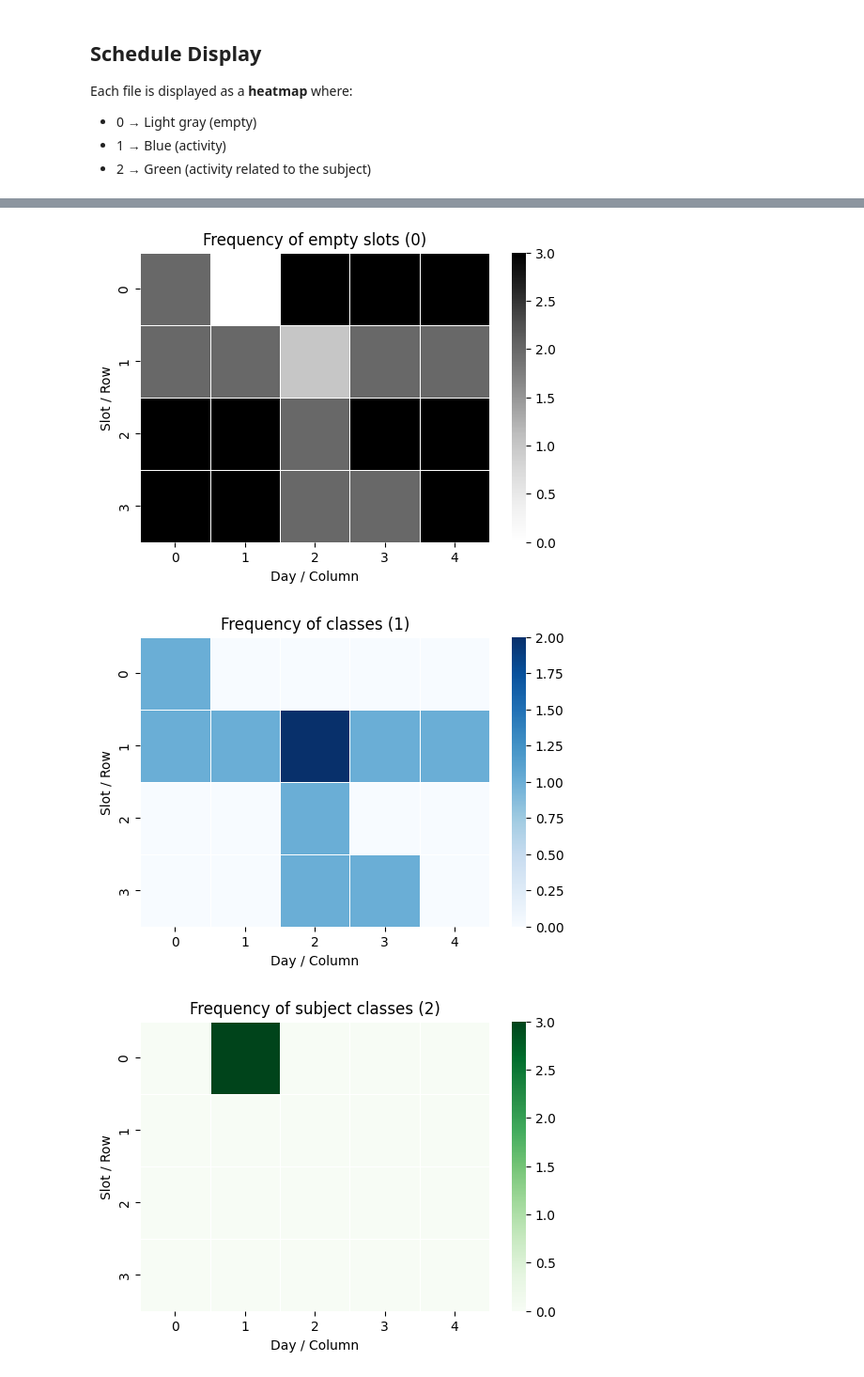
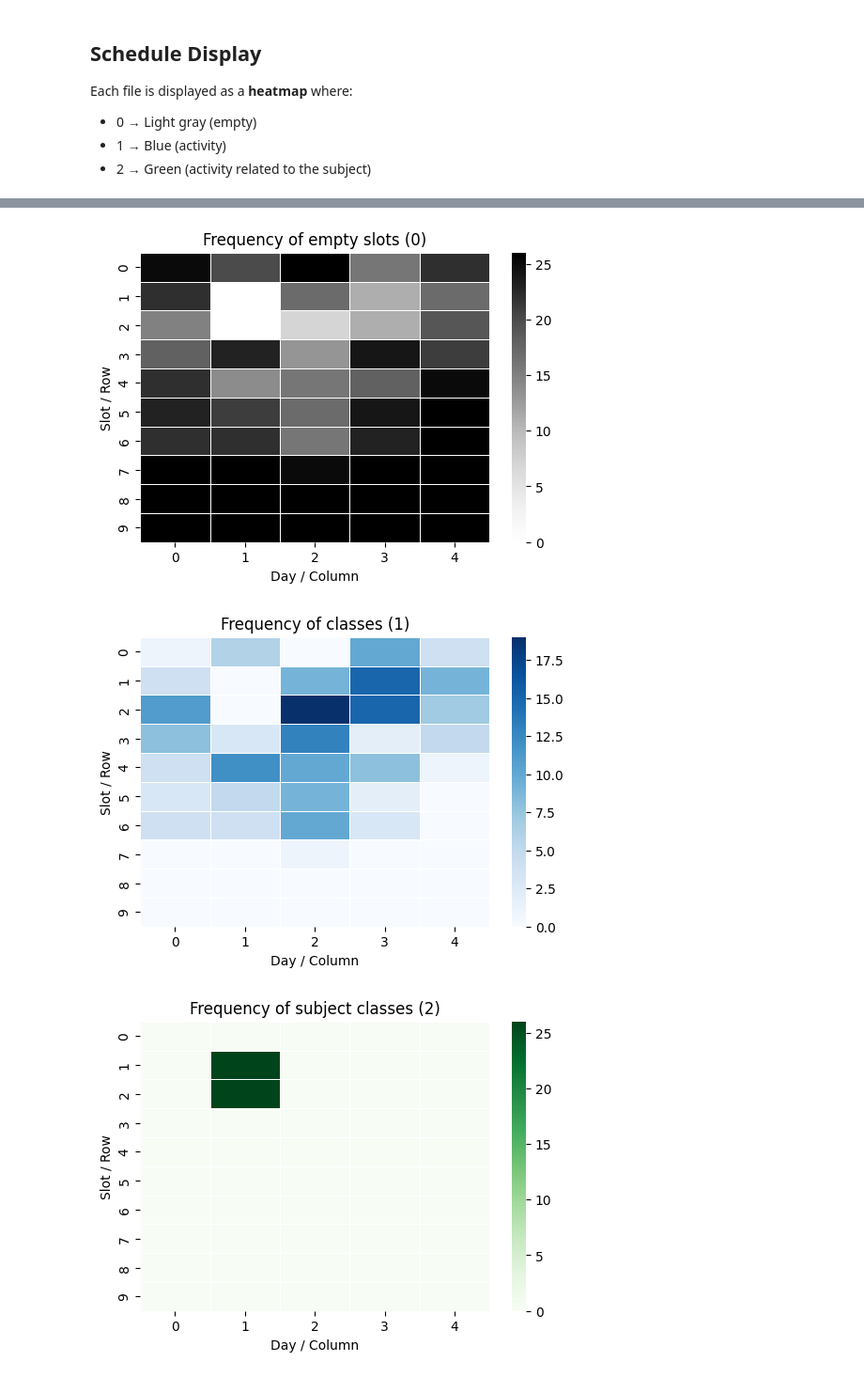
Before and after one commit to Camilu-png/student-assistant-scheduling, a Jupyter notebook: notebooks/schedule_distribution_analysis.ipynb, the cells around one changed output, grey strips where cells are left out. Shown at 94% size. Saved outputs shown, nothing was run; the diff lists cells and outputs as text; code cells hidden in the pictures.

```diff
--- a/notebooks/schedule_distribution_analysis.ipynb
+++ b/notebooks/schedule_distribution_analysis.ipynb
@@ -10,14 +12,20 @@ import os
 # %% [markdown]
 ## Upload CSV files
 # %%
-ruta = '../data/test/students'
+ruta = "../data/INF-295"
 
-files = [f for f in os.listdir(ruta) if f.endswith('.csv')]
-schedules = {}
+students = [f for f in os.listdir(ruta+"/students") if f.endswith(".csv")]
+assistants = [f for f in os.listdir(ruta+"/assistants") if f.endswith(".csv")]
+schedules_as = {}
+schedules_st = {}
 
-for file in files:
-    df = pd.read_csv(os.path.join(ruta, file), header=None)
-    schedules[file] = df
+for file in students:
+    df = pd.read_csv(os.path.join(ruta+"/students", file), header=None)
+    schedules_st[file] = df
 
-print(f'{len(schedules)} files were uploaded successfully ✅')
+for file in assistants:
+    df = pd.read_csv(os.path.join(ruta+"/assistants", file), header=None)
+    schedules_as[file] = df
+
+print(f"{len(schedules_st)+len(schedules_as)} files were uploaded successfully ✅")
 # %% [output]
@@ -73,47 +130,51 @@ for name in sorted(schedules.keys(), key=lambda x: int(os.path.splitext(x)[0])):
 # %%
-shape = list(schedules.values())[0].shape
+shape = list(schedules_st.values())[0].shape
 count_0 = pd.DataFrame(np.zeros(shape, dtype=int))
 count_1 = pd.DataFrame(np.zeros(shape, dtype=int))
 count_2 = pd.DataFrame(np.zeros(shape, dtype=int))
 
-for df in schedules.values():
+for df in schedules_st.values():
     count_0 += (df == 0).astype(int)
     count_1 += (df == 1).astype(int)
     count_2 += (df == 2).astype(int)
 
+
 def show_accumulated_heatmap(matrix, title, color):
     plt.figure(figsize=(6, 4))
-    sns.heatmap(matrix, cmap=color, cbar=True, linewidths=0.5, linecolor='white')
+    sns.heatmap(matrix, cmap=color, cbar=True, linewidths=0.5, linecolor="white")
     plt.title(title)
     plt.xlabel("Day / Column")
     plt.ylabel("Slot / Row")
     plt.show()
 
+
 show_accumulated_heatmap(count_0, "Frequency of empty slots (0)", "Greys")
 show_accumulated_heatmap(count_1, "Frequency of classes (1)", "Blues")
 show_accumulated_heatmap(count_2, "Frequency of subject classes (2)", "Greens")
+
 
 def get_maximum(df):
     max_val = df.values.max()
     positions = np.argwhere(df.values == max_val)
     return max_val, positions
+
 
 max_val_0, pos_0 = get_maximum(count_0)
 max_val_1, pos_1 = get_maximum(count_1)
 max_val_2, pos_2 = get_maximum(count_2)
 
 print(f"Slots with more emptys (0) → {max_val_0} times:")
 for row, col in pos_0:
     print(f"  • Row {row}, Column {col}")
 
 print(f"\nSlots with more classes (1) → {max_val_1} times:")
 for row, col in pos_1:
     print(f"  • Row {row}, Column {col}")
 
 print(f"\nSlots with more subject classes (2) → {max_val_2} times:")
 for row, col in pos_2:
     print(f"  • Row {row}, Column {col}")
 # %% [output]
-[figure, old version]
+[figure, new version]
-[figure, old version]
+[figure, new version]
-[figure, old version]
+[figure, new version]
```
Also changed, not shown: parts of 9 cells of this notebook.
